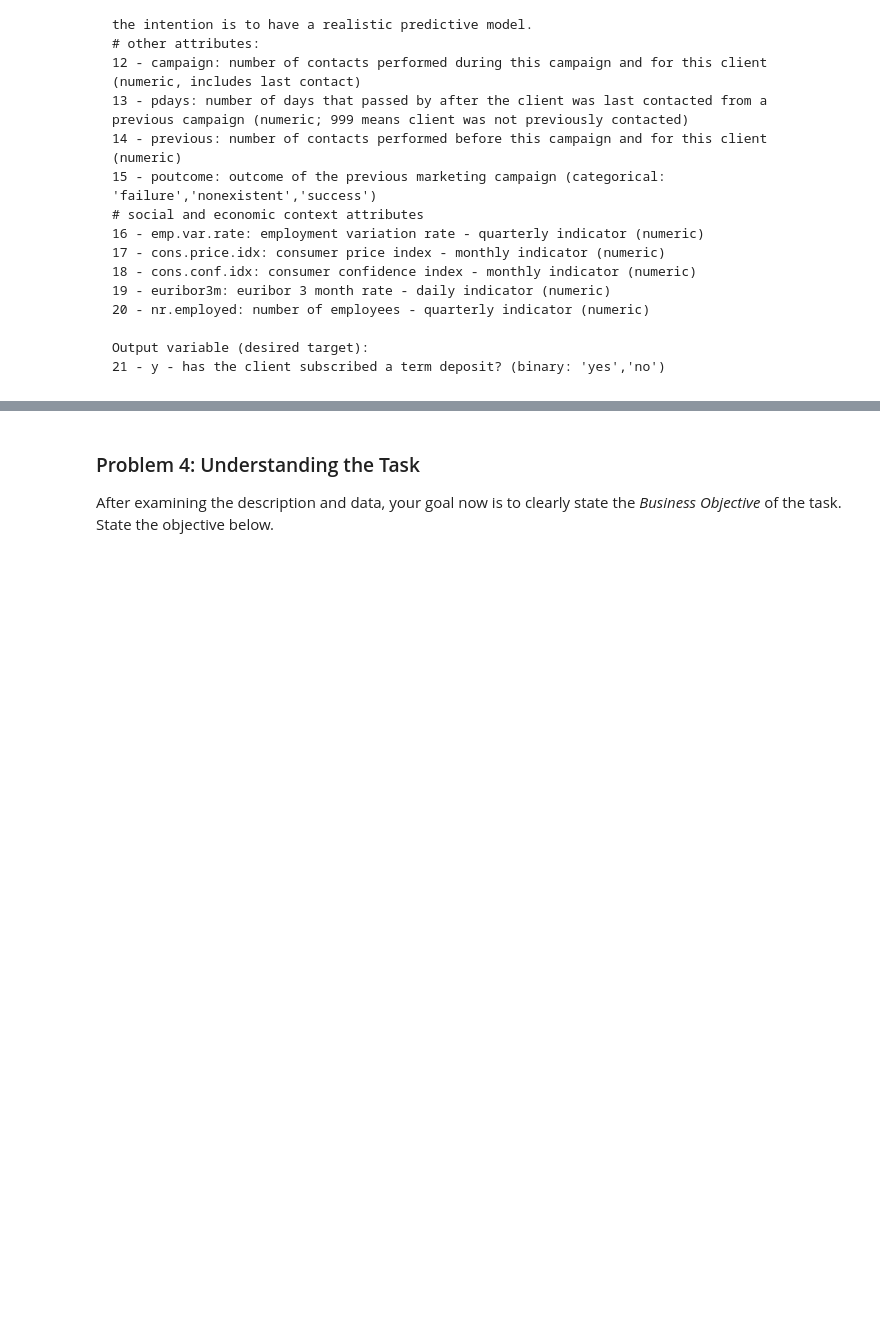
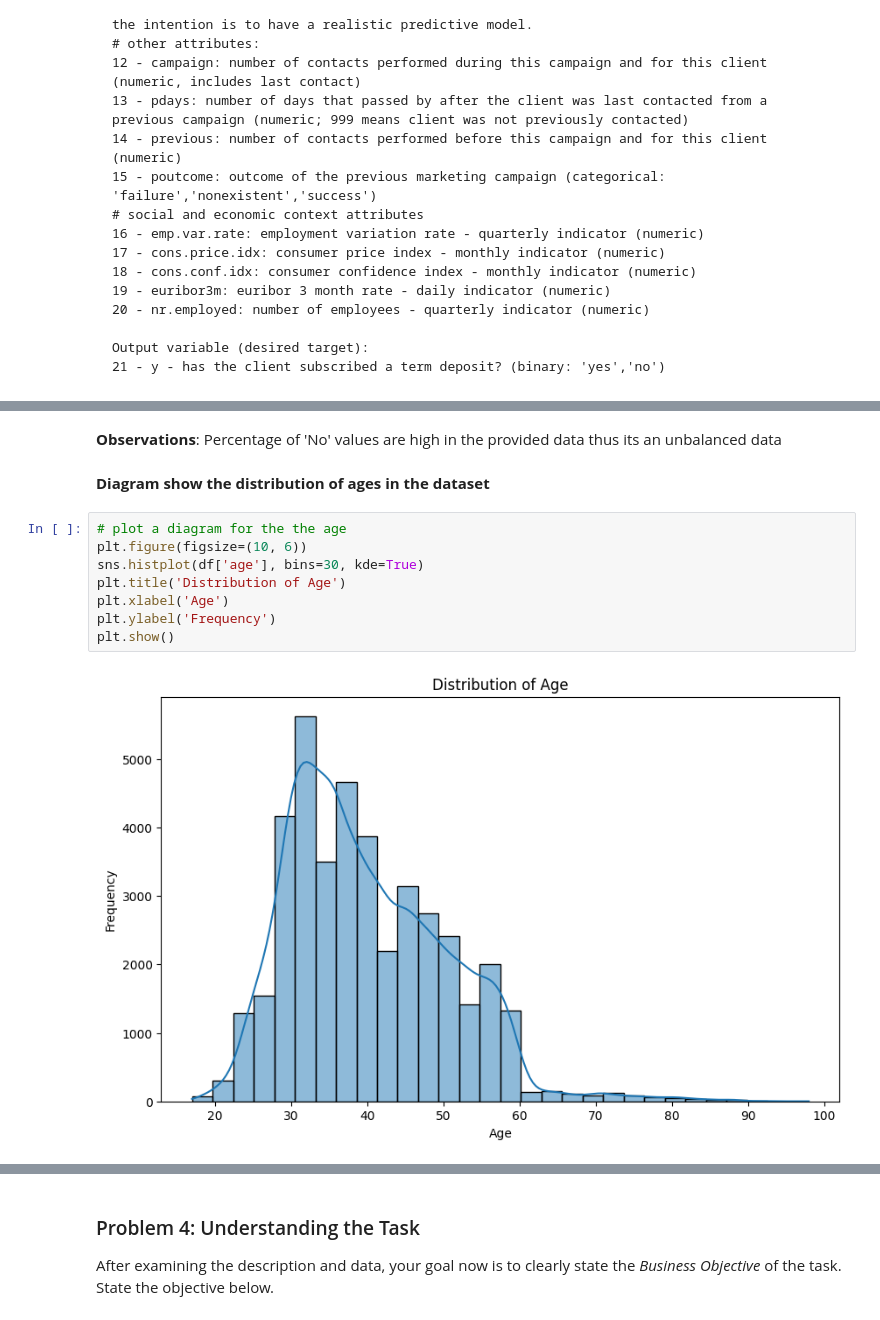
Before and after one commit to purnachand1186/bankMarketing_ML, a Jupyter notebook: prompt_III.ipynb, the cells around one changed output, grey strips where cells are left out. Saved outputs shown, nothing was run; the diff lists cells and outputs as text; blank space fills up the shorter version.

```diff
--- a/prompt_III.ipynb
+++ b/prompt_III.ipynb
@@ -69,0 +179,14 @@ Output variable (desired target):
+# %% [markdown]
+**Observations**: Percentage of 'No' values are high in the provided data thus its an unbalanced data
+# %% [markdown]
+**Diagram show the distribution of ages in the dataset**
+# %%
+# plot a diagram for the the age
+plt.figure(figsize=(10, 6))
+sns.histplot(df['age'], bins=30, kde=True)
+plt.title('Distribution of Age')
+plt.xlabel('Age')
+plt.ylabel('Frequency')
+plt.show()
+# %% [output]
+[figure, added]
```
Also changed, not shown: parts of 24 cells of this notebook.
